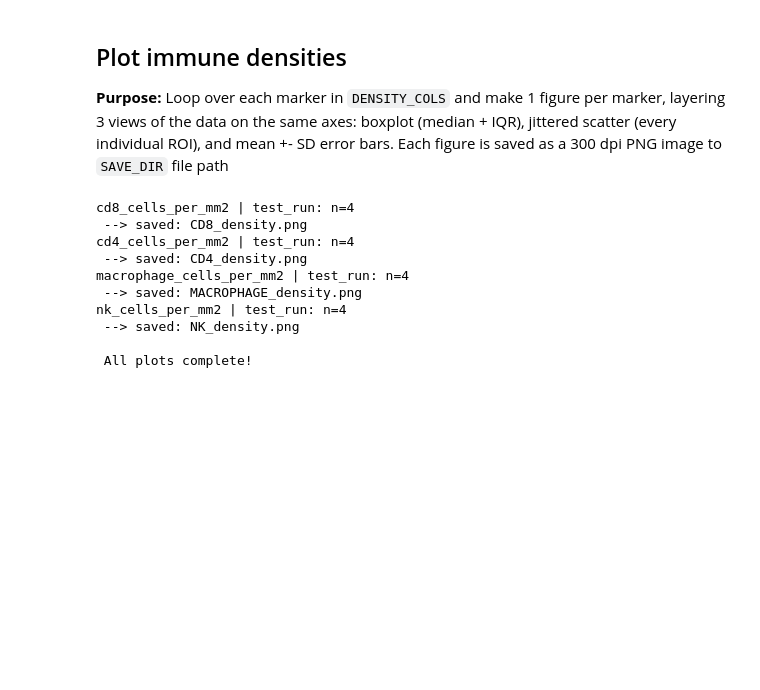
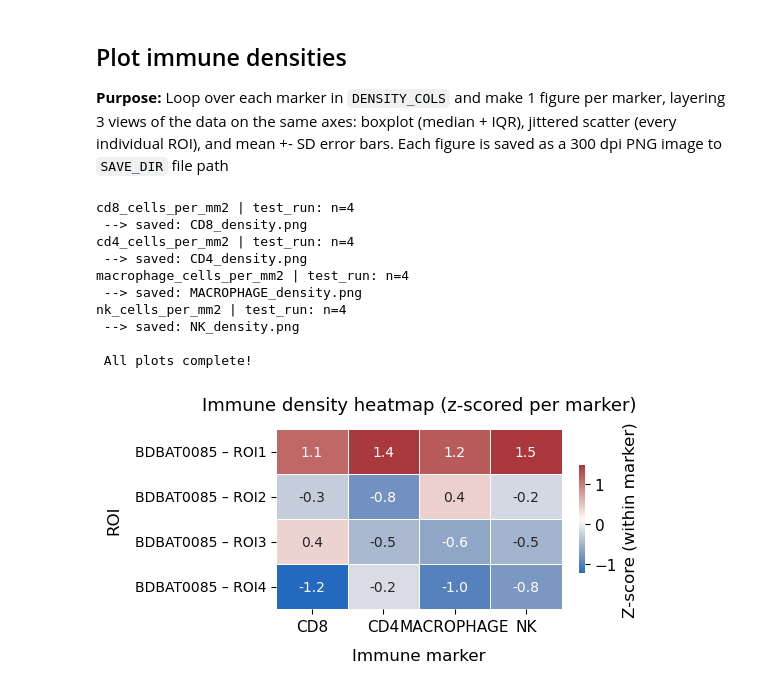
Before and after one commit to elizabethxiu/Elizabeth_Notebooks, a Jupyter notebook: Elizabeth_step3_nopc_immune_plots.ipynb, the cells around one changed output. Saved outputs shown, nothing was run; the diff lists cells and outputs as text; code cells hidden in the pictures; blank space fills up the shorter version.

Commit message:
Minor update + Add heatmap to step 3
Add "sample" label to combined_immune.csv in step 2

Add an immune density heatmap (ROIs × markers) to step 3

```diff
--- a/Elizabeth_step3_nopc_immune_plots.ipynb
+++ b/Elizabeth_step3_nopc_immune_plots.ipynb
@@ -300,3 +302,96 @@ nk_cells_per_mm2 | test_run: n=4
  --> saved: NK_density.png
 
  All plots complete!
+# %%
+## Immune density heatmap (ROIs × markers)
+# This is going to show a grid where each ROW is one ROI and each COLUMN is one
+# immune marker -- color in each cell = density (cells/mm^2)
+# Lets us see patterns across markers simultaneously:
+#
+# With one sample, rows = all the ROIs in that one sample
+# When more samples are added, all their ROIs stack as new rows automatically
+
+
+# Build the matrix -- we want the shape to be (num of ROIs) × (num of markers)
+# Use the ROI column as row labels so you know which row is which
+
+heatmap_data = df[DENSITY_COLS].copy()
+
+# Row labels are "SampleID – ROI" so rows stay unique across samples (no confusion)
+
+heatmap_data.index = df["Sample"].astype(str) + " – " + df["ROI"].astype(str)
+
+# Clean up column names for display, so for example "cd8_cells_per_mm2" becomes "CD8"
+heatmap_data.columns = [c.replace("_cells_per_mm2", "").upper() for c in heatmap_data.columns]
+
+# Z-score normalize each column (marker)
+# Each marker has a very different absolute density range, without normalization
+# the color scale can get dominated by whichever marker has the highest raw numbers
+#
+# This z-scoring rescales each marker independently to mean=0, SD=1.
+# So now the color reflects high/low RELATIVE to that marker's own avg
+
+
+
+NORMALIZE = True  # ‼️UPDATE‼️ if you want raw densities (set = False)
+
+if NORMALIZE:
+    # Subtract each column's mean and divide by SD
+    # fillna(0) handles the case where all values in a column might be identical (SD=0)
+    heatmap_plot = (heatmap_data - heatmap_data.mean()) / heatmap_data.std()
+    heatmap_plot = heatmap_plot.fillna(0)
+    colorbar_label = "Z-score (within marker)"
+    cmap_choice = "vlag" # diverging: blue (low) --> white (avg) --> red (high)
+
+else:
+    heatmap_plot = heatmap_data
+    colorbar_label = "Cells per mm^2"
+    cmap_choice = "YlOrRd"  # sequential: yellow --> orange --> red, good for raw counts
+
+# Draw the heatmap
+n_rows, n_cols = heatmap_plot.shape
+
+# Scale figure size with data dimensions so nothing gets squished
+fig_height = max(3, n_rows * 0.6)  # pick the bigger value -- 3 inches, or the scaled by ROI value
+fig_width  = max(5, n_cols * 1.4)
+
+fig, ax = plt.subplots(figsize=(fig_width, fig_height))
+
+sns.heatmap(
+    heatmap_plot,
+    ax=ax,
+    cmap=cmap_choice,
+    linewidths=0.5, # thinner white lines between cells so each box is visible
+    linecolor="white",
+    annot=True, # write the actual value inside each cell
+    fmt=".1f", # one decimal place
+    annot_kws={"size": 10},  # font size of in-cell numbers
+    cbar_kws={
+        "label": colorbar_label,
+        "shrink": 0.6,  # colorbar doesn't span full figure height
+    },
+)
+
+# Axis formatting
+ax.set_xlabel("Immune marker", labelpad=10) # leave some room/padding bewteen the label and the tick marks
+ax.set_ylabel("ROI", labelpad=10)
+
+title = "Immune density heatmap (z-scored per marker)" if NORMALIZE else "Immune density heatmap (raw counts)"
+ax.set_title(title, pad=14)
+
+ax.set_xticklabels(ax.get_xticklabels(), rotation=0, ha="center") # horizontal alignment to the center
+ax.set_yticklabels(ax.get_yticklabels(), rotation=0, fontsize=10)
+
+plt.tight_layout()
+plt.show()
+# Save the image
+try:
+    filename = "immune_density_heatmap.png"
+    plt.savefig(SAVE_DIR / filename, dpi=SAVE_DPI, bbox_inches="tight")
+    print(f" Saved: {filename}")
+except Exception as e:
+    print(f"Could not save heatmap: {e}") # show error message
+finally:
+    plt.close(fig)
+# %% [output]
+[figure, added]
```
Also changed, not shown: parts of 4 cells of this notebook, 2 other files.
